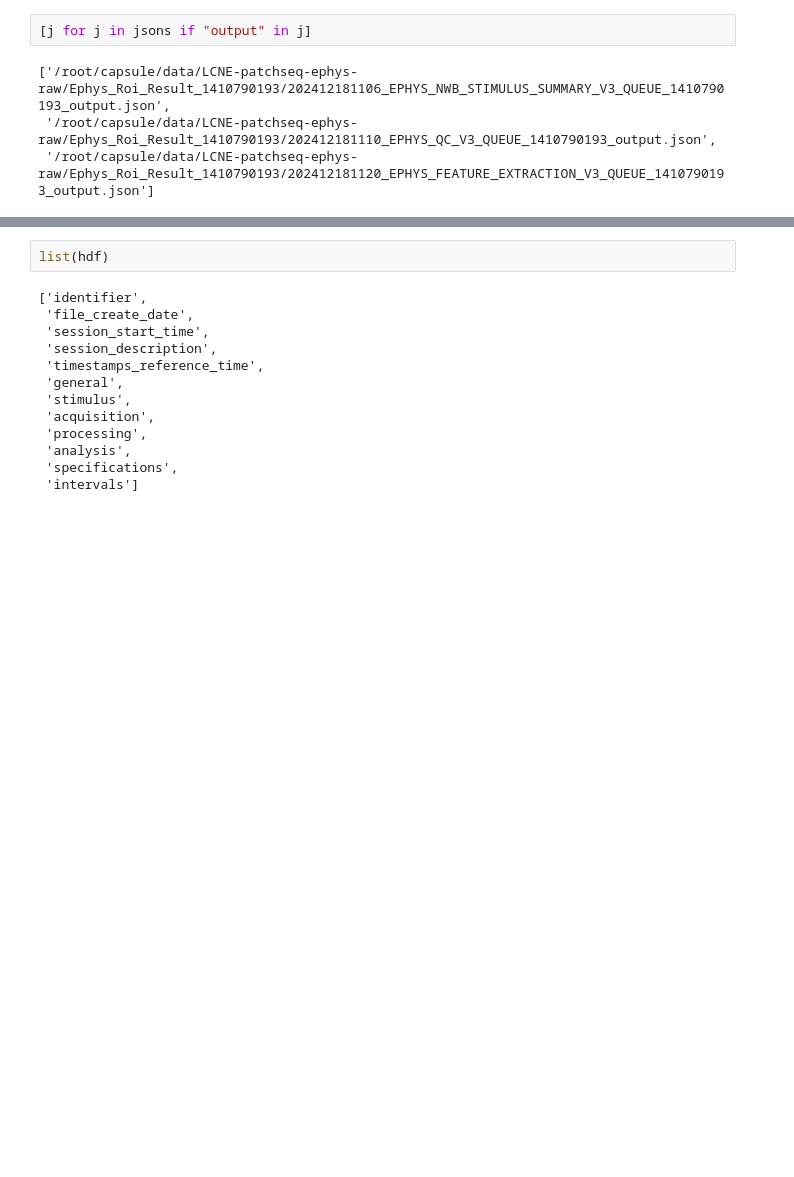
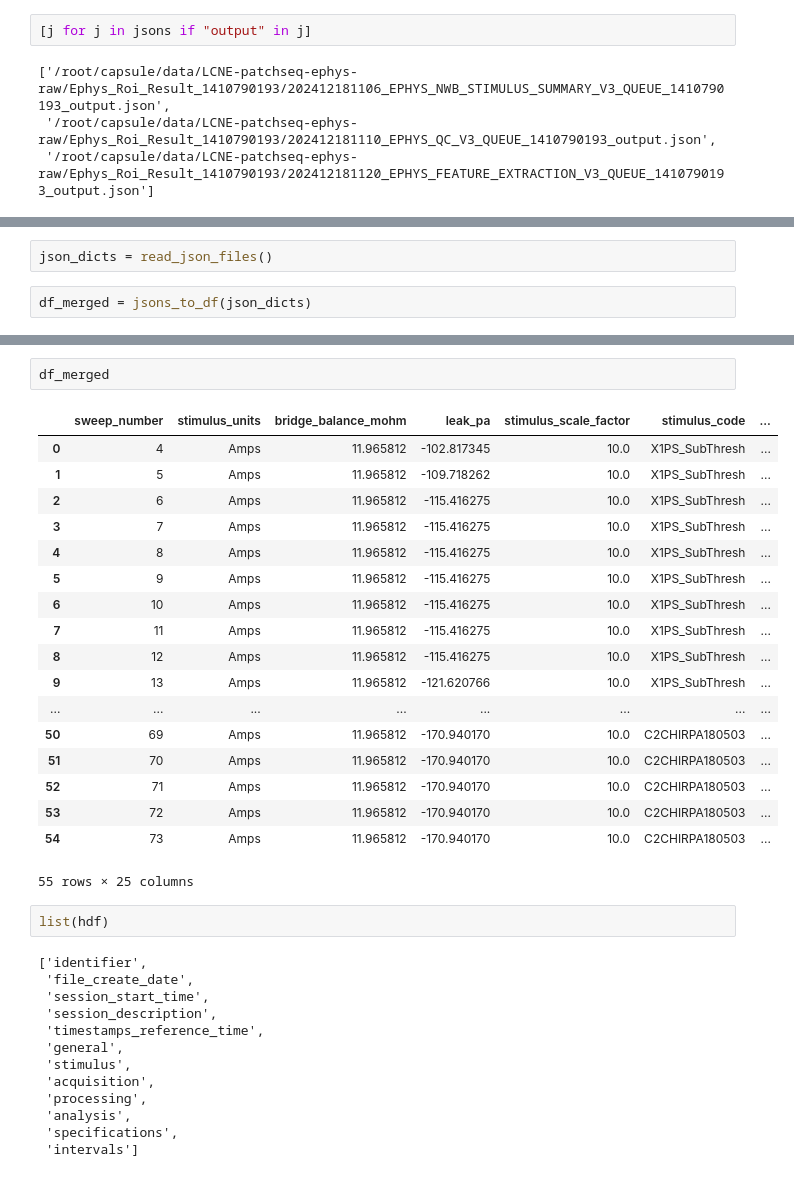
Before and after one commit to AllenNeuralDynamics/LCNE-patchseq-analysis, a Jupyter notebook: notebook/playground.ipynb, the cells around one changed output, grey strips where cells are left out. Saved outputs shown, nothing was run; the diff lists cells and outputs as text; blank space fills up the shorter version.

```diff
--- a/notebook/playground.ipynb
+++ b/notebook/playground.ipynb
@@ -163,0 +146,4 @@ list(hdf["processing/spikes/Sweep_20"])
+# %%
+json_dicts = read_json_files()
+# %%
+df_merged = jsons_to_df(json_dicts)
@@ -164,3 +161,24 @@ list(hdf["processing/spikes/Sweep_20"])
+# %%
+df_merged
+# %% [output]
+|  | sweep_number | stimulus_units | bridge_balance_mohm | leak_pa | stimulus_scale_factor | stimulus_code | ... |
+| 0 | 4 | Amps | 11.965812 | -102.817345 | 10.0 | X1PS_SubThresh | ... |
+| 1 | 5 | Amps | 11.965812 | -109.718262 | 10.0 | X1PS_SubThresh | ... |
+| 2 | 6 | Amps | 11.965812 | -115.416275 | 10.0 | X1PS_SubThresh | ... |
+| 3 | 7 | Amps | 11.965812 | -115.416275 | 10.0 | X1PS_SubThresh | ... |
+| 4 | 8 | Amps | 11.965812 | -115.416275 | 10.0 | X1PS_SubThresh | ... |
+| 5 | 9 | Amps | 11.965812 | -115.416275 | 10.0 | X1PS_SubThresh | ... |
+| 6 | 10 | Amps | 11.965812 | -115.416275 | 10.0 | X1PS_SubThresh | ... |
+| 7 | 11 | Amps | 11.965812 | -115.416275 | 10.0 | X1PS_SubThresh | ... |
+| 8 | 12 | Amps | 11.965812 | -115.416275 | 10.0 | X1PS_SubThresh | ... |
+| 9 | 13 | Amps | 11.965812 | -121.620766 | 10.0 | X1PS_SubThresh | ... |
+| ... | ... | ... | ... | ... | ... | ... | ... |
+| 50 | 69 | Amps | 11.965812 | -170.940170 | 10.0 | C2CHIRPA180503 | ... |
+| 51 | 70 | Amps | 11.965812 | -170.940170 | 10.0 | C2CHIRPA180503 | ... |
+| 52 | 71 | Amps | 11.965812 | -170.940170 | 10.0 | C2CHIRPA180503 | ... |
+| 53 | 72 | Amps | 11.965812 | -170.940170 | 10.0 | C2CHIRPA180503 | ... |
+| 54 | 73 | Amps | 11.965812 | -170.940170 | 10.0 | C2CHIRPA180503 | ... |
+55 rows × 25 columns
 # %%
 list(hdf)
 # %% [output]
```
Also changed, not shown: parts of 18 cells of this notebook.
